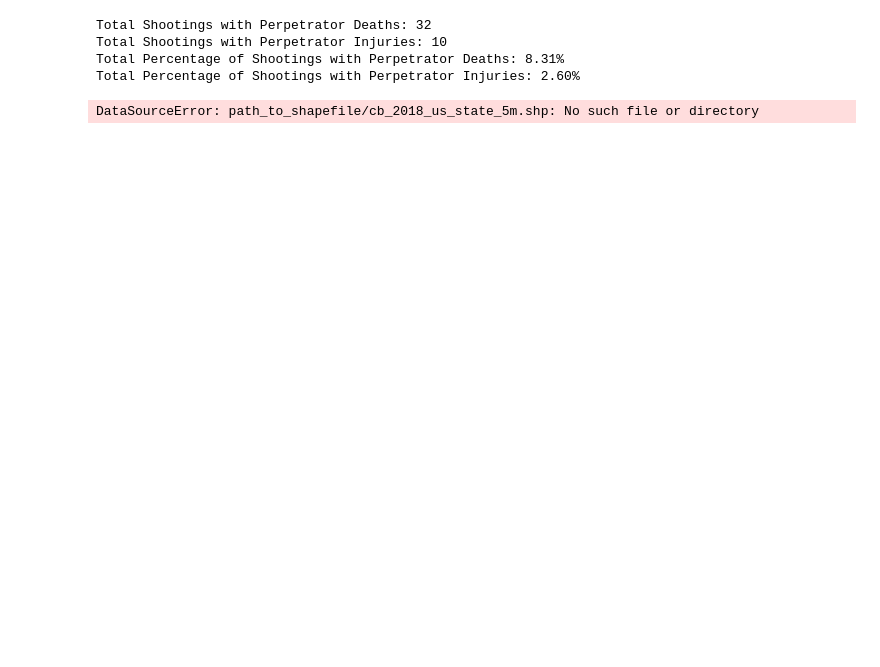
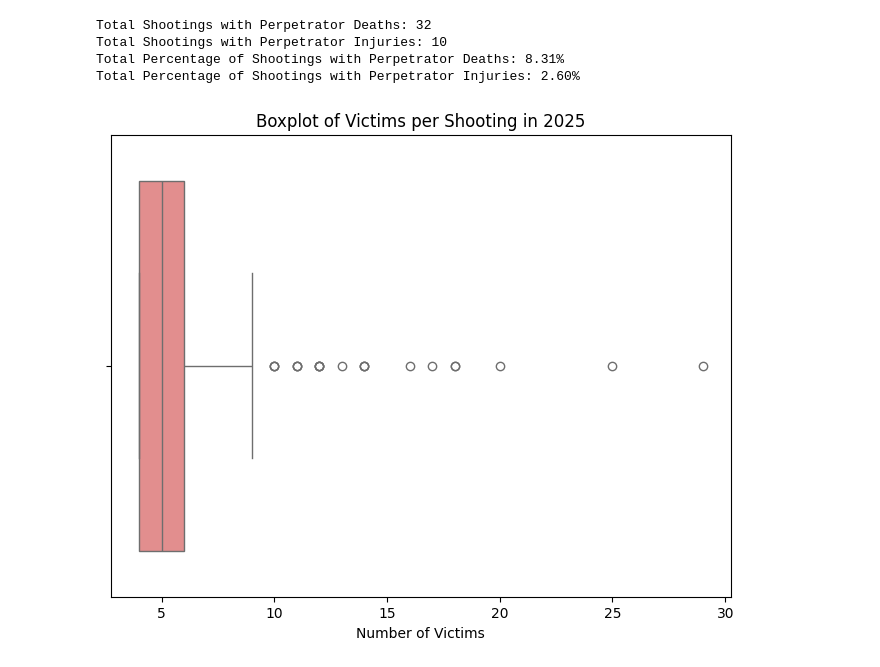
Before and after one commit to ella-walker/Data-Acquisition-Blog, a Jupyter notebook: data-analysis.ipynb, the cells around one changed output. Drawn from its saved outputs; the diff is of its cells as text; code cells hidden in the pictures; blank space fills up the shorter version.

Commit message:
updated plots and csv

```diff
--- a/data-analysis.ipynb
+++ b/data-analysis.ipynb
@@ -256,55 +261,14 @@ Total Shootings with Perpetrator Injuries: 10
 Total Percentage of Shootings with Perpetrator Deaths: 8.31%
 Total Percentage of Shootings with Perpetrator Injuries: 2.60%
 # %%
-import pandas as pd
-import geopandas as gpd
-import matplotlib.pyplot as plt
+# Distrbution of Vicitms per Shooting
 
-# Count total shootings per state
-state_counts = df['State or Territory'].value_counts().reset_index()
-state_counts.columns = ['State', 'Total Shootings']
+import seaborn as sns
 
-# Load US states shapefile
-shapefile_path = "path_to_shapefile/cb_2018_us_state_5m.shp"
-us_states = gpd.read_file(shapefile_path)
-
-# Keep only the 50 states + DC (remove territories if you want)
-us_states = us_states[us_states['STUSPS'].isin([
-    'AL','AK','AZ','AR','CA','CO','CT','DE','FL','GA',
-    'HI','ID','IL','IN','IA','KS','KY','LA','ME','MD',
-    'MA','MI','MN','MS','MO','MT','NE','NV','NH','NJ',
-    'NM','NY','NC','ND','OH','OK','OR','PA','RI','SC',
-    'SD','TN','TX','UT','VT','VA','WA','WV','WI','WY','DC'
-])]
-
-# Merge shootings data
-# Note: us_states has state abbreviation 'STUSPS'; if your df has full state names, convert them
-state_abbrev = {
-    'Alabama':'AL','Alaska':'AK','Arizona':'AZ','Arkansas':'AR','California':'CA',
-    'Colorado':'CO','Connecticut':'CT','Delaware':'DE','Florida':'FL','Georgia':'GA',
-    'Hawaii':'HI','Idaho':'ID','Illinois':'IL','Indiana':'IN','Iowa':'IA','Kansas':'KS',
-    'Kentucky':'KY','Louisiana':'LA','Maine':'ME','Maryland':'MD','Massachusetts':'MA',
-    'Michigan':'MI','Minnesota':'MN','Mississippi':'MS','Missouri':'MO','Montana':'MT',
-    'Nebraska':'NE','Nevada':'NV','New Hampshire':'NH','New Jersey':'NJ','New Mexico':'NM',
-    'New York':'NY','North Carolina':'NC','North Dakota':'ND','Ohio':'OH','Oklahoma':'OK',
-    'Oregon':'OR','Pennsylvania':'PA','Rhode Island':'RI','South Carolina':'SC','South Dakota':'SD',
-    'Tennessee':'TN','Texas':'TX','Utah':'UT','Vermont':'VT','Virginia':'VA','Washington':'WA',
-    'West Virginia':'WV','Wisconsin':'WI','Wyoming':'WY','District of Columbia':'DC'
-}
-
-state_counts['STUSPS'] = state_counts['State'].map(state_abbrev)
-
-# Merge with shapefile
-us_states = us_states.merge(state_counts, how='left', on='STUSPS')
-
-# Fill NaN with 0 for states with no shootings
-us_states['Total Shootings'] = us_states['Total Shootings'].fillna(0)
-
-# Plot
-fig, ax = plt.subplots(1, 1, figsize=(15,10))
-us_states.plot(column='Total Shootings', cmap='Reds', linewidth=0.8, ax=ax, edgecolor='0.8', legend=True)
-ax.set_title("Mass Shootings by State in 2025", fontsize=18)
-ax.axis('off')
+plt.figure(figsize=(8,6))
+sns.boxplot(x=df['Total Victims'], color='lightcoral')
+plt.title("Boxplot of Victims per Shooting in 2025")
+plt.xlabel("Number of Victims")
 plt.show()
 # %% [output]
-DataSourceError: path_to_shapefile/cb_2018_us_state_5m.shp: No such file or directory
+[figure, added]
```
Also changed, not shown: parts of 5 cells of this notebook, 2 other files.
